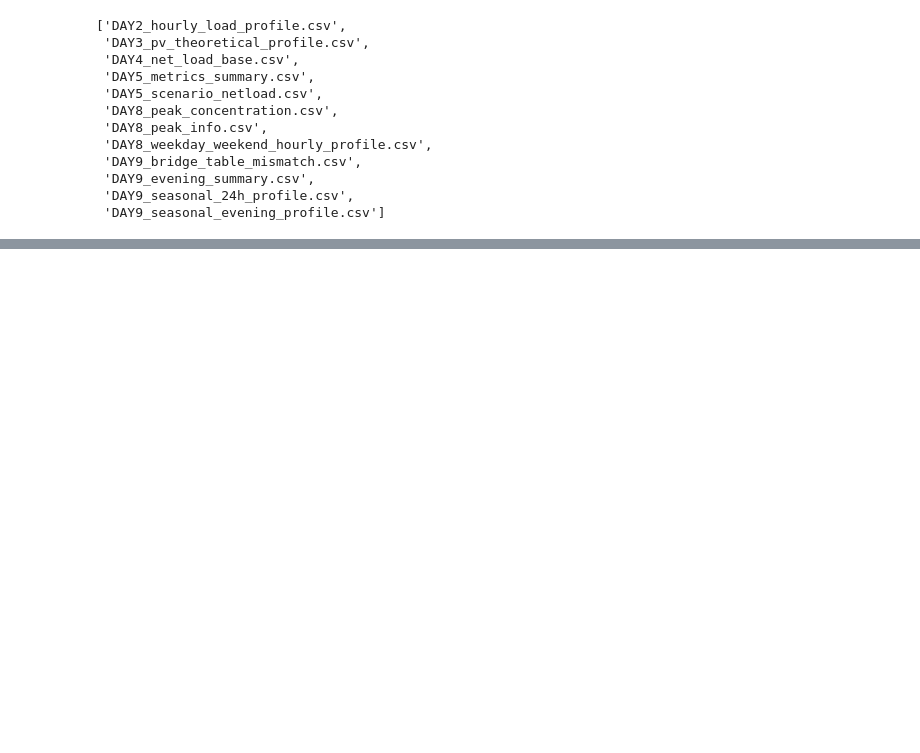
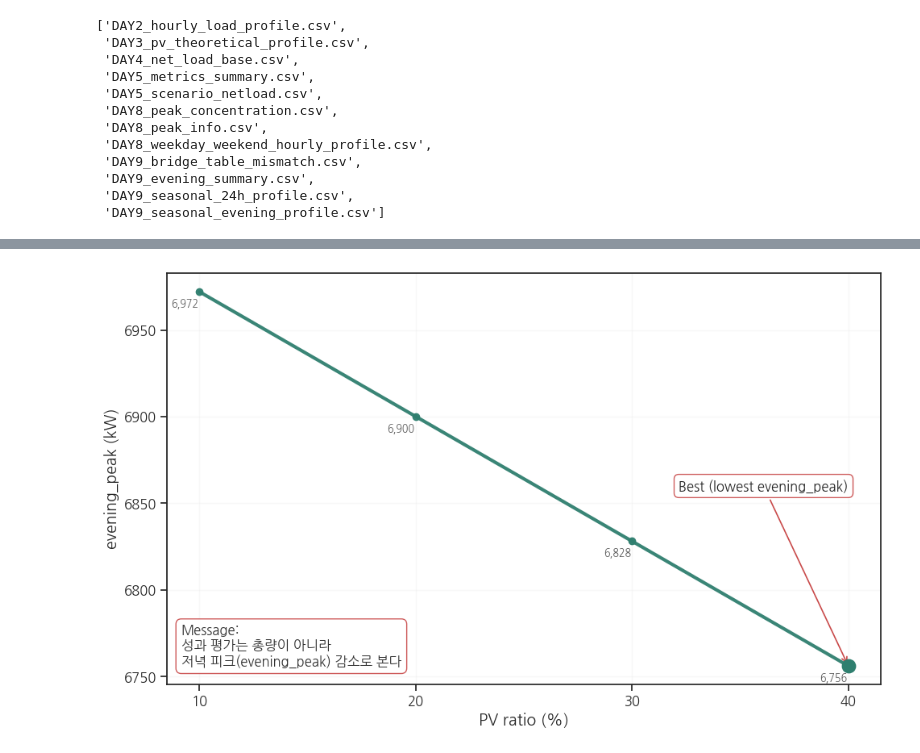
Before and after one commit to s2pray4u2s/seoul-pv-load-analysis, a Jupyter notebook: notebooks/05_DAY5_scenario_metrics.ipynb, the cells around one changed output, grey strips where cells are left out. Cells and saved outputs as stored; diff of their text form; code cells hidden in the pictures; blank space fills up the shorter version.

```diff
--- a/notebooks/05_DAY5_scenario_metrics.ipynb
+++ b/notebooks/05_DAY5_scenario_metrics.ipynb
@@ -81,6 +81,14 @@ PROJECT_ROOT = Path.cwd().parent
 DATA_DIR = PROJECT_ROOT / "data"
 OUT_DIR = PROJECT_ROOT / "outputs"
 OUT_DIR.mkdir(exist_ok = True)
+FIG_DIR = Path("figures")
+FIG_DIR.mkdir(exist_ok=True)
+
+SAVE_KWARGS = dict(
+    dpi=300,
+    bbox_inches="tight",
+    pad_inches=0.1
+)
 
 LOAD_FILE = DATA_DIR / "법정동별시간별전력사용량.csv"
 
@@ -406,0 +540,66 @@ sorted([f.name for f in (Path.cwd().parent / "outputs").glob("*.csv")])
+# %%
+# 동일 팔레트
+GREEN_DARK  = "#2F7F6F"
+GREEN_MID   = "#8CCFB8"
+ZONE_GREEN  = "#E6F4EF"
+
+# ---- 준비 ----
+m = metrics_df.copy()
+m["pv_pct"] = (m["pv_ratio"] * 100).round().astype(int)
+m = m.sort_values("pv_pct")
+
+fig, ax = plt.subplots(figsize=(10, 6))
+
+# 메인 라인
+ax.plot(
+    m["pv_pct"], m["evening_peak"],
+    lw=3.0, marker="o",
+    color=GREEN_DARK, alpha=0.95
+)
+
+# 포인트 값 라벨(너무 튀면 주석 처리해도 됨)
+for x, y in zip(m["pv_pct"], m["evening_peak"]):
+    ymin, ymax = ax.get_ylim()
+    xmin, xmax = ax.get_xlim()
+    x_range = xmax - xmin
+    y_range = ymax - ymin
+    ax.text(x - x_range * 0.04, y - y_range * 0.03, f"{y:,.0f}", ha="left", va="center", fontsize=9, color="0.35")
+
+# 최저점(개선 최대) 강조
+min_i = m["evening_peak"].idxmin()
+min_x = int(m.loc[min_i, "pv_pct"])
+min_y = float(m.loc[min_i, "evening_peak"])
+ax.scatter([min_x], [min_y], s=140, color=GREEN_DARK, zorder=5)
+
+ax.annotate(
+    "Best (lowest evening_peak)",
+    xy=(min_x, min_y),
+    xytext=(min_x, min_y * 1.015),
+    ha="right",
+    arrowprops=dict(arrowstyle="->", lw=1.2, color="#C94A4A"),
+    bbox=dict(boxstyle="round,pad=0.35", fc="white", ec="#C94A4A", alpha=0.9, mutation_scale=18)
+)
+
+# 메시지 박스 (DAY5 톤)
+ax.text(
+    0.02, 0.04,
+    "Message:\n성과 평가는 총량이 아니라\n저녁 피크(evening_peak) 감소로 본다",
+    transform=ax.transAxes,
+    ha="left", va="bottom",
+    bbox=dict(boxstyle="round,pad=0.4", fc="white", ec="#C94A4A", alpha=0.9),
+    color="0.2"
+)
+
+# 축/그리드
+ax.set_xticks(m["pv_pct"])
+ax.set_xlabel("PV ratio (%)")
+ax.set_ylabel("evening_peak (kW)")
+ax.grid(True, alpha=0.12)
+
+fig.tight_layout()
+
+# 저장 (너 방식 유지)
+plt.savefig(FIG_DIR / "DAY5_S2_evening_peak.png", **SAVE_KWARGS)
+plt.show()
+# %% [output]
+[figure, added]
```
Also changed, not shown: parts of 4 cells of this notebook, 6 other files.
